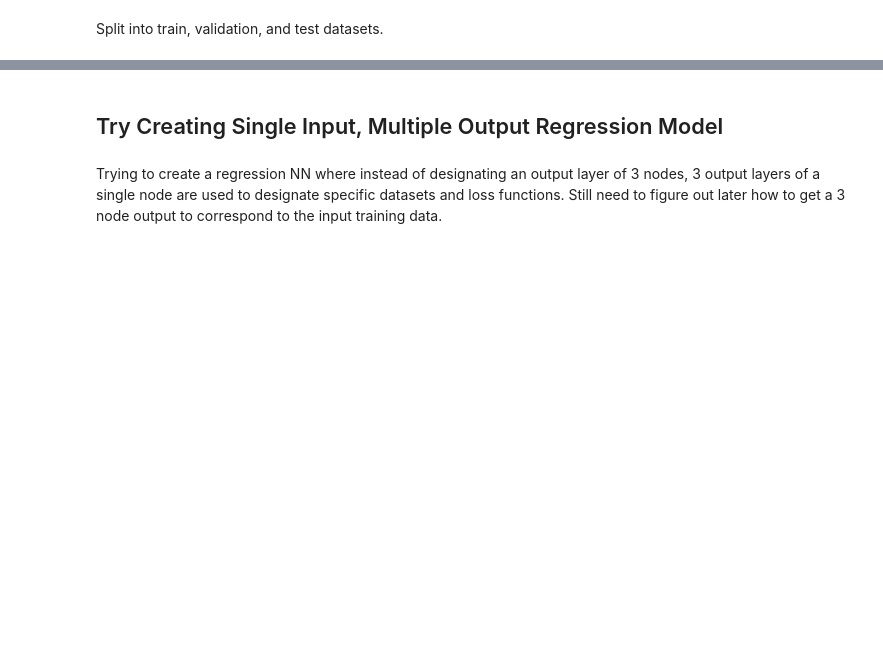
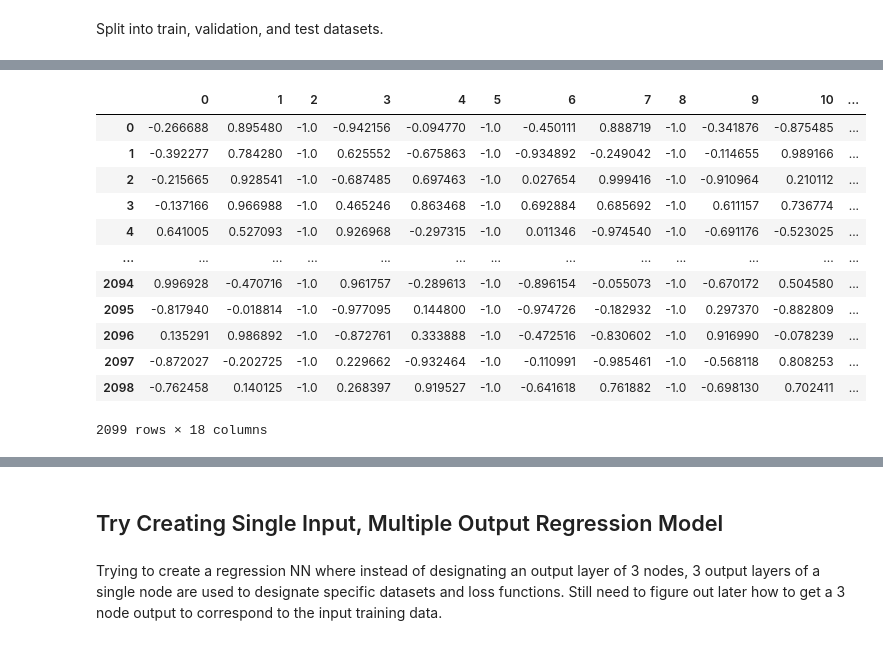
Before and after one commit to craigboger/ML-Learning, a Jupyter notebook: test_orbit_sim/0_sim_data_generator_v1.ipynb, the cells around one changed output, grey strips where cells are left out. Cells and saved outputs as stored; diff of their text form; code cells hidden in the pictures; blank space fills up the shorter version.

```diff
--- a/test_orbit_sim/0_sim_data_generator_v1.ipynb
+++ b/test_orbit_sim/0_sim_data_generator_v1.ipynb
@@ -381,0 +373,34 @@ numpy.float64
+# %%
+# We will create a transformer fit to the input training data.
+
+# Using column transformer to scale each column of the dataframe independently.
+train_cols_to_transform = list(range(0,np.size(X_train,1)))   #Create a list of all the columns in the numpy array
+t = [('scale', MinMaxScaler(feature_range=(-1,1)), train_cols_to_transform)]
+
+input_transformer = ColumnTransformer(transformers=t,
+                                     remainder='passthrough')
+
+# Fit the column transformer to the training data.
+input_transformer.fit(X_train)
+
+# Use the fitted transformer to scale the training data
+X_train = input_transformer.transform(X_train)
+# Use the transformer fitted to the training data to also scale the validation and test data
+X_valid = input_transformer.transform(X_valid)
+X_test = input_transformer.transform(X_test)
+# %%
+pd.DataFrame(X_train)
+# %% [output]
+|  | 0 | 1 | 2 | 3 | 4 | 5 | 6 | 7 | 8 | 9 | 10 | ... |
+| 0 | -0.266688 | 0.895480 | -1.0 | -0.942156 | -0.094770 | -1.0 | -0.450111 | 0.888719 | -1.0 | -0.341876 | -0.875485 | ... |
+| 1 | -0.392277 | 0.784280 | -1.0 | 0.625552 | -0.675863 | -1.0 | -0.934892 | -0.249042 | -1.0 | -0.114655 | 0.989166 | ... |
+| 2 | -0.215665 | 0.928541 | -1.0 | -0.687485 | 0.697463 | -1.0 | 0.027654 | 0.999416 | -1.0 | -0.910964 | 0.210112 | ... |
+| 3 | -0.137166 | 0.966988 | -1.0 | 0.465246 | 0.863468 | -1.0 | 0.692884 | 0.685692 | -1.0 | 0.611157 | 0.736774 | ... |
+| 4 | 0.641005 | 0.527093 | -1.0 | 0.926968 | -0.297315 | -1.0 | 0.011346 | -0.974540 | -1.0 | -0.691176 | -0.523025 | ... |
+| ... | ... | ... | ... | ... | ... | ... | ... | ... | ... | ... | ... | ... |
+| 2094 | 0.996928 | -0.470716 | -1.0 | 0.961757 | -0.289613 | -1.0 | -0.896154 | -0.055073 | -1.0 | -0.670172 | 0.504580 | ... |
+| 2095 | -0.817940 | -0.018814 | -1.0 | -0.977095 | 0.144800 | -1.0 | -0.974726 | -0.182932 | -1.0 | 0.297370 | -0.882809 | ... |
+| 2096 | 0.135291 | 0.986892 | -1.0 | -0.872761 | 0.333888 | -1.0 | -0.472516 | -0.830602 | -1.0 | 0.916990 | -0.078239 | ... |
+| 2097 | -0.872027 | -0.202725 | -1.0 | 0.229662 | -0.932464 | -1.0 | -0.110991 | -0.985461 | -1.0 | -0.568118 | 0.808253 | ... |
+| 2098 | -0.762458 | 0.140125 | -1.0 | 0.268397 | 0.919527 | -1.0 | -0.641618 | 0.761882 | -1.0 | -0.698130 | 0.702411 | ... |
+2099 rows × 18 columns
```
Also changed, not shown: parts of 29 cells of this notebook, 3 other files.
